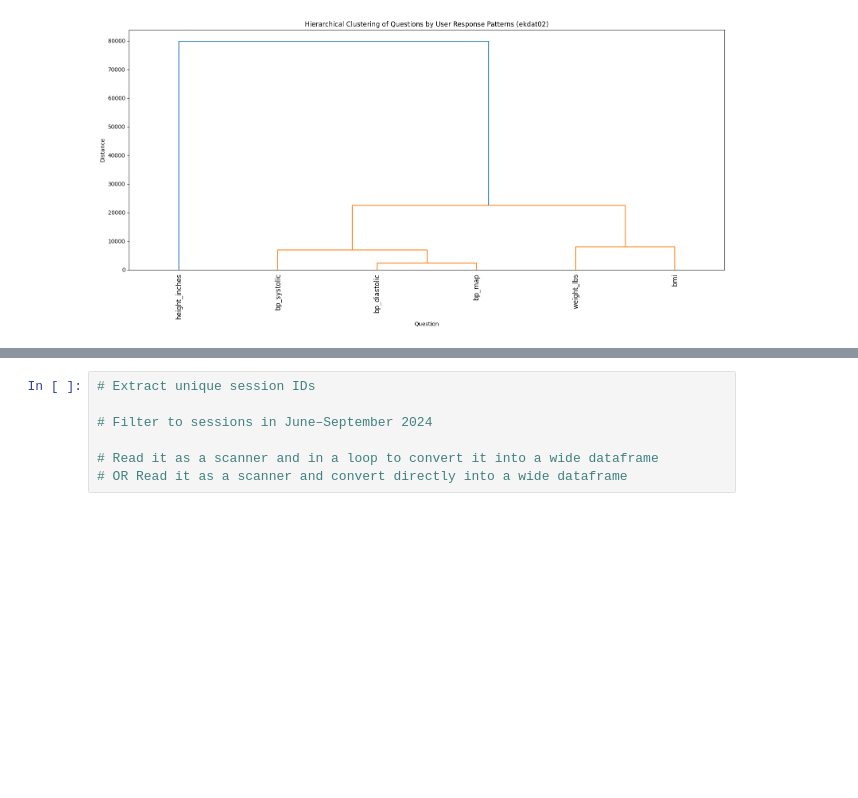
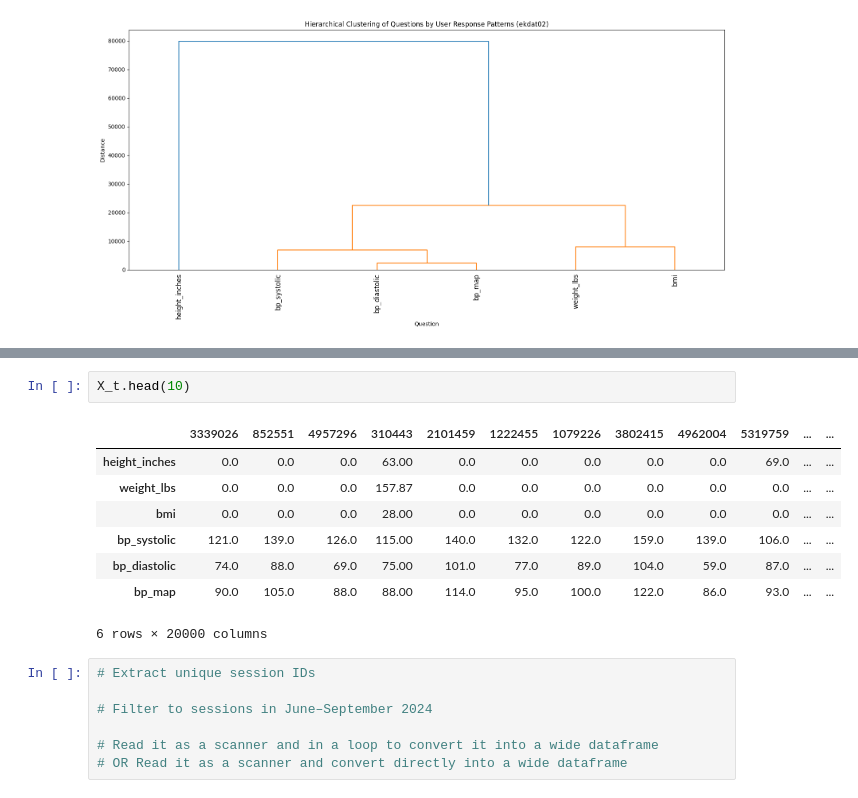
Before and after one commit to chroniq-lab/kiosk_user_patterns, a Jupyter notebook: data/kupdat02_summaries of variables.ipynb, the cells around one changed output, grey strips where cells are left out. Saved outputs shown, nothing was run; the diff lists cells and outputs as text; blank space fills up the shorter version.

```diff
--- a/data/kupdat02_summaries of variables.ipynb
+++ b/data/kupdat02_summaries of variables.ipynb
@@ -187,3 +201,14 @@ plt.show()
+# %%
+X_t.head(10)
+# %% [output]
+|  | 3339026 | 852551 | 4957296 | 310443 | 2101459 | 1222455 | 1079226 | 3802415 | 4962004 | 5319759 | ... | ... |
+| height_inches | 0.0 | 0.0 | 0.0 | 63.00 | 0.0 | 0.0 | 0.0 | 0.0 | 0.0 | 69.0 | ... | ... |
+| weight_lbs | 0.0 | 0.0 | 0.0 | 157.87 | 0.0 | 0.0 | 0.0 | 0.0 | 0.0 | 0.0 | ... | ... |
+| bmi | 0.0 | 0.0 | 0.0 | 28.00 | 0.0 | 0.0 | 0.0 | 0.0 | 0.0 | 0.0 | ... | ... |
+| bp_systolic | 121.0 | 139.0 | 126.0 | 115.00 | 140.0 | 132.0 | 122.0 | 159.0 | 139.0 | 106.0 | ... | ... |
+| bp_diastolic | 74.0 | 88.0 | 69.0 | 75.00 | 101.0 | 77.0 | 89.0 | 104.0 | 59.0 | 87.0 | ... | ... |
+| bp_map | 90.0 | 105.0 | 88.0 | 88.00 | 114.0 | 95.0 | 100.0 | 122.0 | 86.0 | 93.0 | ... | ... |
+6 rows × 20000 columns
 # %%
 # Extract unique session IDs
 
```
Also changed, not shown: parts of 3 cells of this notebook, 2 other files.
